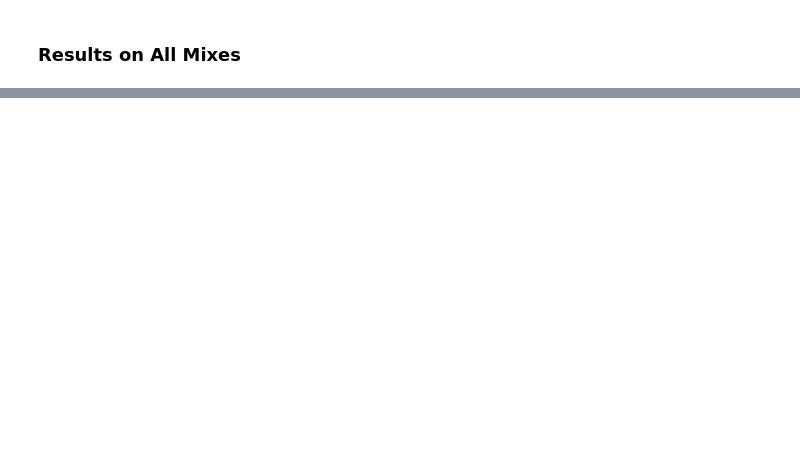
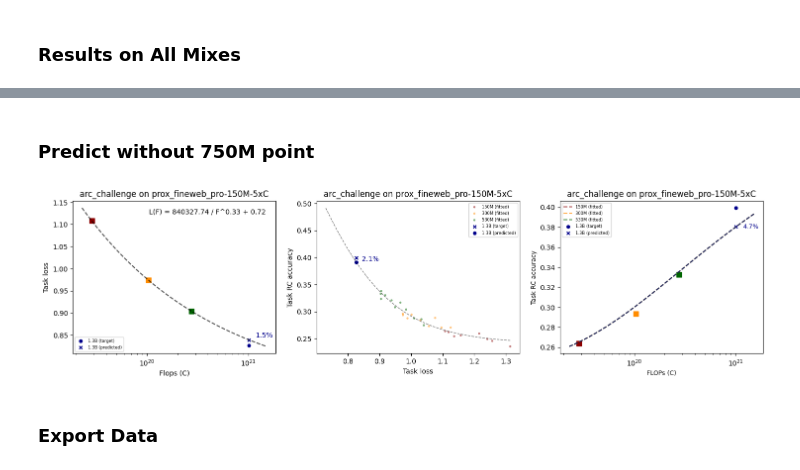
Before and after one commit to davidheineman/new-evals, a Jupyter notebook: analysis/notebooks/ian_ladder.ipynb, the cells around one changed output, grey strips where cells are left out. Cells and saved outputs as stored; diff of their text form; code cells hidden in the pictures; blank space fills up the shorter version.

Commit message:
update ian ladder

```diff
--- a/analysis/notebooks/ian_ladder.ipynb
+++ b/analysis/notebooks/ian_ladder.ipynb
@@ -49,6 +49,7 @@ TASKS = sorted(TASKS)
 ### Running the Model Ladder
 # %%
 ladder_config_path = f'{ROOT_DIR}/olmo-repos/OLMo/scripts/scaling/cheap_decisions.json'
+ladder_config_path_no_750m = f'{ROOT_DIR}/olmo-repos/OLMo/scripts/scaling/cheap_decisions_no_750m.json'
 # %%
 import matplotlib.pyplot as plt
 from ladder import run_ladder
@@ -204,0 +209,26 @@ Predicted performance for 1B-5xC on all mixes:
+# %% [markdown]
+### Predict without 750M point
+# %%
+import matplotlib.pyplot as plt
+from ladder import run_ladder
+
+fig, axes = plt.subplots(1, 3, figsize=(6*3, 4), squeeze=False)
+
+task_name = "arc_challenge"
+example_models = [m for m in MODELS if 'prox_fineweb_pro' in m]
+
+train_models, eval_models = [m for m in example_models if '1B' not in m and '750M' not in m], [m for m in example_models if '1B' in m]
+_, _, _ = run_ladder(
+    df,
+    task_name,
+    train_models=train_models,
+    eval_models=eval_models,
+    config_path=ladder_config_path_no_750m,
+    use_flops=True,
+    axes=axes[0]
+)
+
+for ax in axes[0]:
+    ax.set_title(f'{task_name} on {example_models[0]}')
+# %% [output]
+[figure, added]
@@ -204,0 +260,2 @@ Predicted performance for 1B-5xC on all mixes:
+# %% [markdown]
+### Export Data
```
Also changed, not shown: parts of 7 cells of this notebook.
